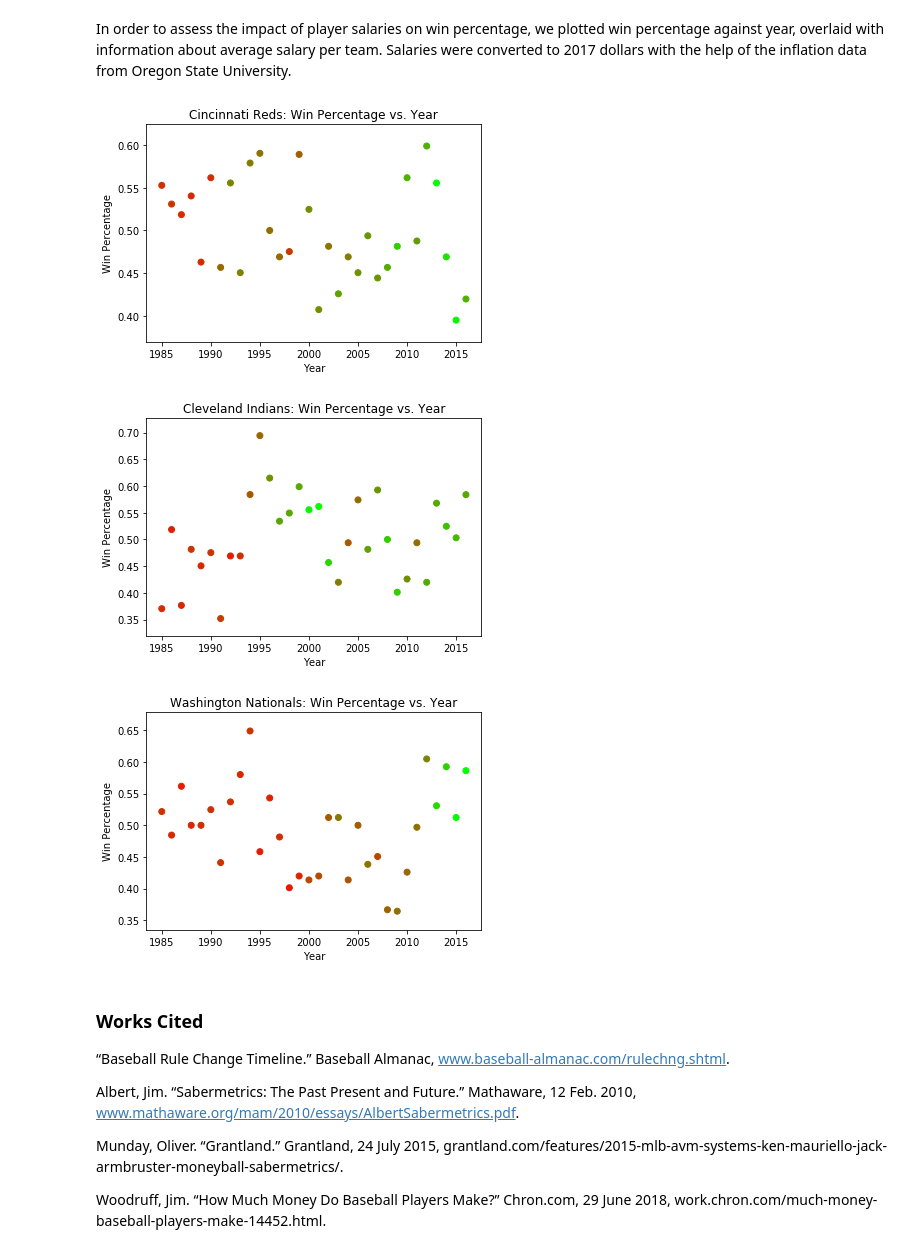
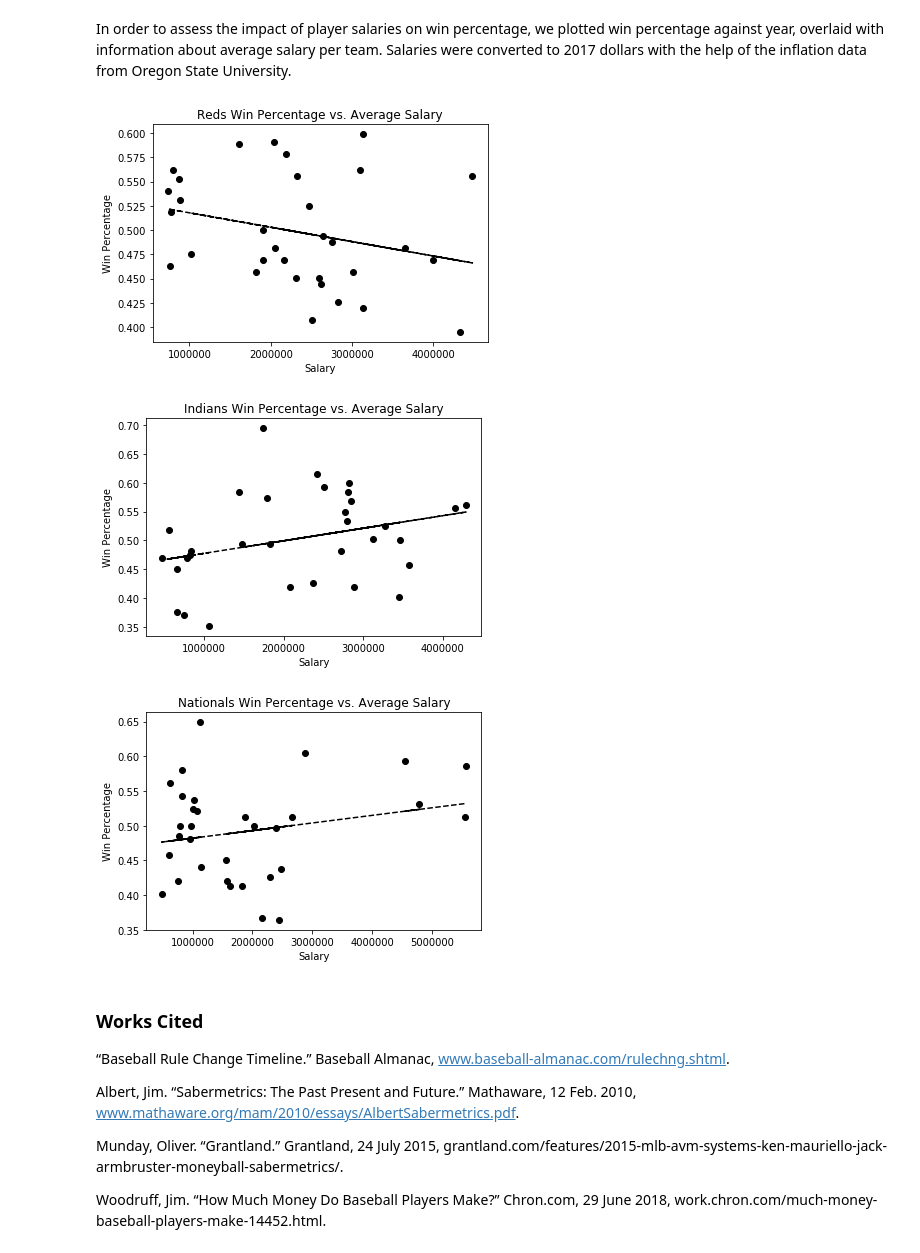
Before and after one commit to henryward500/SQL-Project, a Jupyter notebook: Project 2 Baseball Reds, Indians, Nats.ipynb, the cells around one changed output. Cells and saved outputs as stored; diff of their text form; code cells hidden in the pictures.

```diff
--- a/Project 2 Baseball Reds, Indians, Nats.ipynb
+++ b/Project 2 Baseball Reds, Indians, Nats.ipynb
@@ -381,33 +381,44 @@ def scaleColors(sal):
 ![AvgWinPct.png](attachment:AvgWinPct.png)
 # %% [markdown]
 In order to assess the impact of player salaries on win percentage, we plotted win percentage against year, overlaid with information about average salary per team. Salaries were converted to 2017 dollars with the help of the inflation data from Oregon State University.
-# %%
-# figsize = (20, 10) so plots are larger
-redCol = scaleColors(salary.RedsSalary)
-cleCol = scaleColors(salary.CleSalary)
-wsnCol = scaleColors(salary.WsnSalary)
-
-plt.scatter(CleWasCinSTATS.yearID[CleWasCinSTATS.yearID >= min(salary.yearID)], CleWasCinSTATS.CinWinpct[CleWasCinSTATS.yearID >= min(salary.yearID)], c = redCol)
-plt.xlabel("Year")
-plt.ylabel("Win Percentage")
-plt.title("Cincinnati Reds: Win Percentage vs. Year")
-plt.show()
-
-plt.scatter(CleWasCinSTATS.yearID[CleWasCinSTATS.yearID >= min(salary.yearID)], CleWasCinSTATS.CleWinpct[CleWasCinSTATS.yearID >= min(salary.yearID)], c = cleCol)
-plt.xlabel("Year")
-plt.ylabel("Win Percentage")
-plt.title("Cleveland Indians: Win Percentage vs. Year")
-plt.show()
-
-plt.scatter(CleWasCinSTATS.yearID[CleWasCinSTATS.yearID >= min(salary.yearID)], CleWasCinSTATS.WasWinpct[CleWasCinSTATS.yearID >= min(salary.yearID)], c = wsnCol)
-plt.xlabel("Year")
-plt.ylabel("Win Percentage")
-plt.title("Washington Nationals: Win Percentage vs. Year")
-plt.show()
-# %% [output]
-[figure, removed]
-[figure, removed]
-[figure, removed]
+# %%
+# figsize = (20, 10) so plots are larger
+redCol = scaleColors(salary.RedsSalary)
+cleCol = scaleColors(salary.CleSalary)
+wsnCol = scaleColors(salary.WsnSalary)
+
+import numpy as np
+
+fit = np.polyfit(salary.RedsSalary, pd.to_numeric(CleWasCinSTATS.CinWinpct[CleWasCinSTATS.yearID >= min(salary.yearID)]), 1)
+fit_fn = np.poly1d(fit)
+plt.title('Reds Win Percentage vs. Average Salary')
+plt.locator_params(axis='x', nbins=5)
+plt.plot(salary.RedsSalary, pd.to_numeric(CleWasCinSTATS.CinWinpct[CleWasCinSTATS.yearID >= min(salary.yearID)]), 'yo', salary.RedsSalary, fit_fn(salary.RedsSalary), '--k', color = 'black')
+plt.xlabel("Salary")
+plt.ylabel("Win Percentage")
+plt.show()
+
+fit = np.polyfit(salary.CleSalary, pd.to_numeric(CleWasCinSTATS.CleWinpct[CleWasCinSTATS.yearID >= min(salary.yearID)]), 1)
+fit_fn = np.poly1d(fit)
+plt.title('Indians Win Percentage vs. Average Salary')
+plt.locator_params(axis='x', nbins=5)
+plt.plot(salary.CleSalary, pd.to_numeric(CleWasCinSTATS.CleWinpct[CleWasCinSTATS.yearID >= min(salary.yearID)]), 'yo', salary.CleSalary, fit_fn(salary.CleSalary), '--k', color = 'black')
+plt.xlabel("Salary")
+plt.ylabel("Win Percentage")
+plt.show()
+
+fit = np.polyfit(salary.WsnSalary, pd.to_numeric(CleWasCinSTATS.WasWinpct[CleWasCinSTATS.yearID >= min(salary.yearID)]), 1)
+fit_fn = np.poly1d(fit)
+plt.title('Nationals Win Percentage vs. Average Salary')
+plt.locator_params(axis='x', nbins=8)
+plt.plot(salary.WsnSalary, pd.to_numeric(CleWasCinSTATS.WasWinpct[CleWasCinSTATS.yearID >= min(salary.yearID)]), 'yo', salary.WsnSalary, fit_fn(salary.WsnSalary), '--k', color = 'black')
+plt.xlabel("Salary")
+plt.ylabel("Win Percentage")
+plt.show()
+# %% [output]
+[figure, added]
+[figure, added]
+[figure, added]
 # %% [markdown]
 ### Works Cited
 
```
Also changed, not shown: 3 other files.
